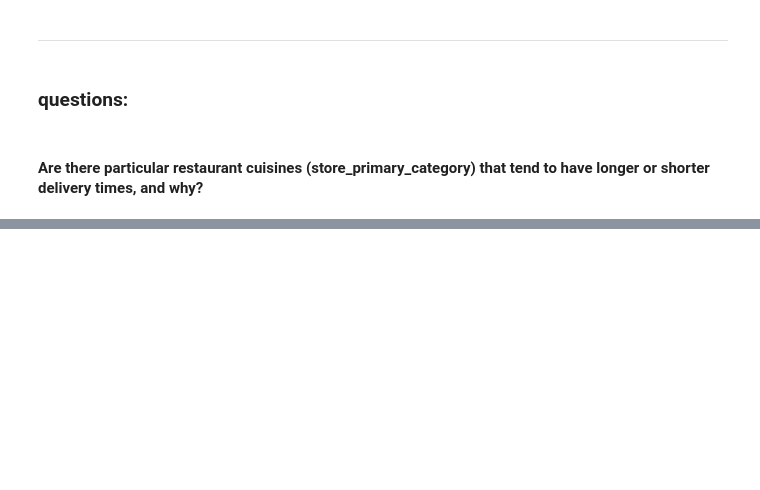
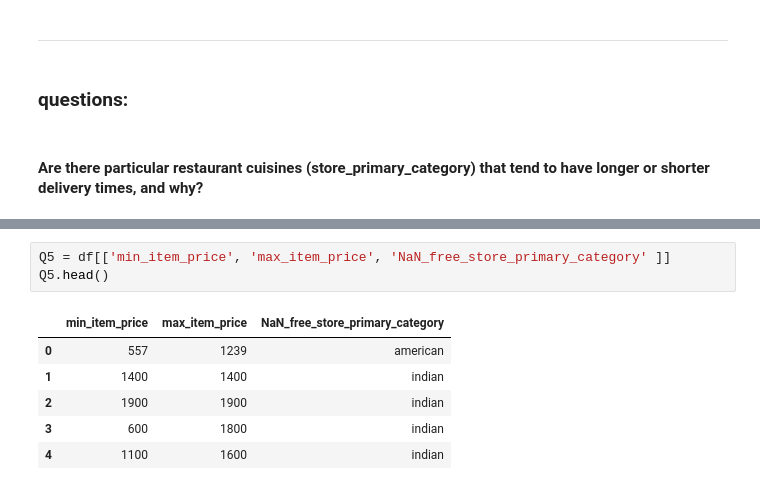
Before and after one commit to Senayitalazarb/DeliveryPredictionModel, a Jupyter notebook: Door_dash.ipynb, the cells around one changed output, grey strips where cells are left out. Drawn from its saved outputs; the diff is of its cells as text; blank space fills up the shorter version.

```diff
--- a/Door_dash.ipynb
+++ b/Door_dash.ipynb
@@ -842,0 +972,10 @@ plt.show()
+# %%
+Q5 = df[['min_item_price', 'max_item_price', 'NaN_free_store_primary_category' ]]
+Q5.head()
+# %% [output]
+|  | min_item_price | max_item_price | NaN_free_store_primary_category |
+| 0 | 557 | 1239 | american |
+| 1 | 1400 | 1400 | indian |
+| 2 | 1900 | 1900 | indian |
+| 3 | 600 | 1800 | indian |
+| 4 | 1100 | 1600 | indian |
```
Also changed, not shown: parts of 25 cells of this notebook.
